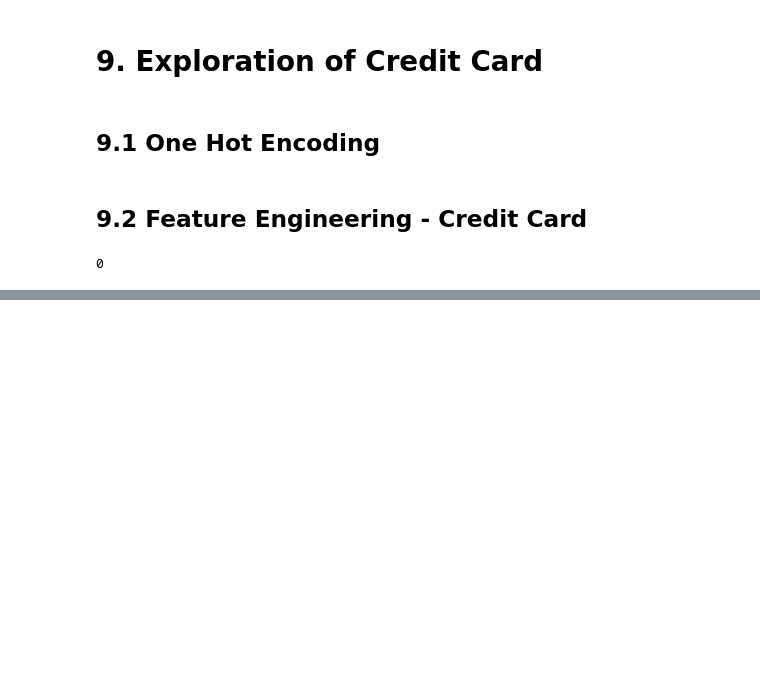
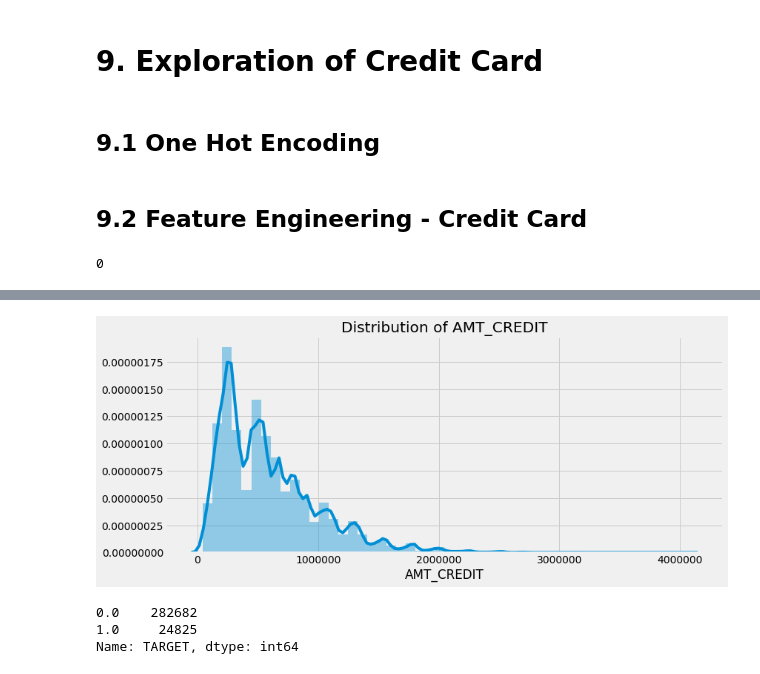
Before and after one commit to kneelagandan/springboard_JSON_exercise, a Jupyter notebook: home_credit.ipynb, the cells around one changed output, grey strips where cells are left out. Cells and saved outputs as stored; diff of their text form; code cells hidden in the pictures; blank space fills up the shorter version.

```diff
--- a/home_credit.ipynb
+++ b/home_credit.ipynb
@@ -457,0 +583,13 @@ df.shape
+# %%
+plt.figure(figsize=(12,5))
+plt.title("Distribution of AMT_CREDIT")
+ax = sns.distplot(df["AMT_CREDIT"])
+# %% [output]
+[figure, added]
+# %%
+temp = df["TARGET"].value_counts()
+print(temp)
+# %% [output]
+0.0    282682
+1.0     24825
+Name: TARGET, dtype: int64
```
Also changed, not shown: parts of 45 cells of this notebook.
